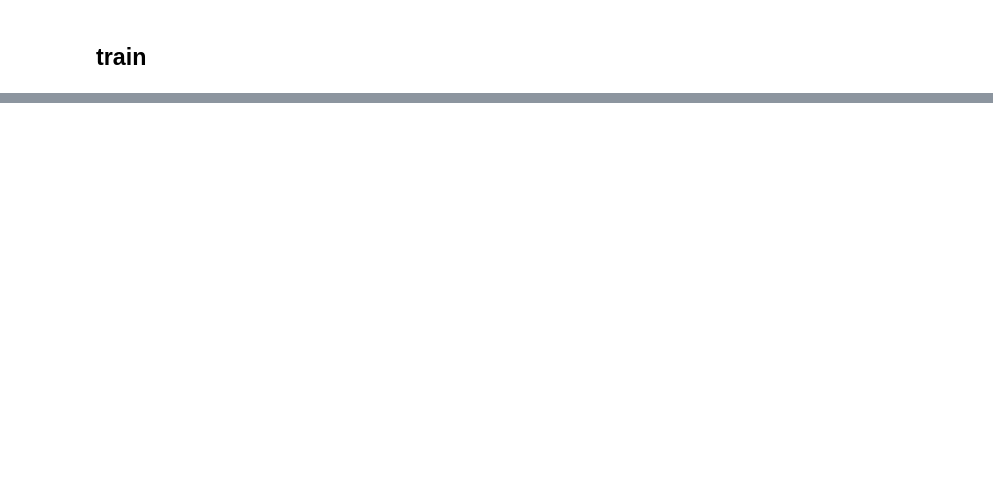
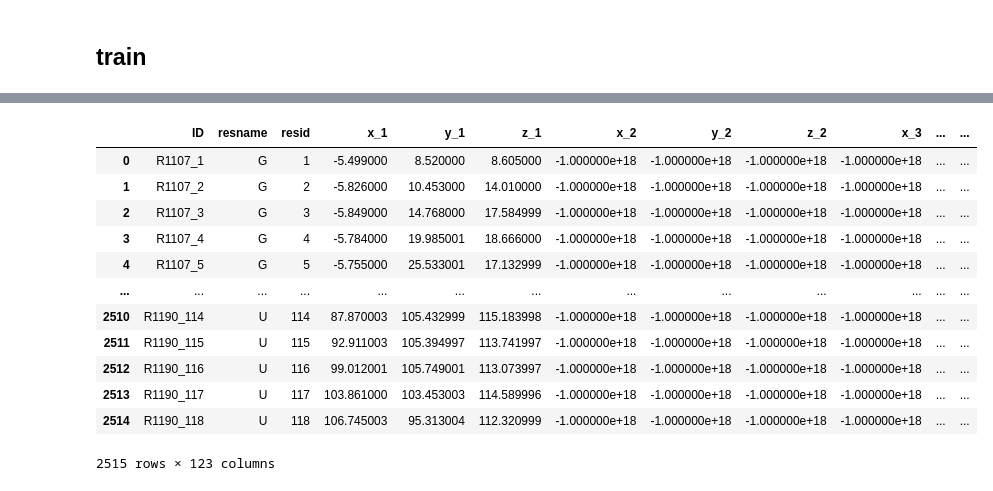
Before and after one commit to gnart33/rna-folding, a Jupyter notebook: notebooks/eda.ipynb, the cells around one changed output, grey strips where cells are left out. Saved outputs shown, nothing was run; the diff lists cells and outputs as text; code cells hidden in the pictures; blank space fills up the shorter version.

```diff
--- a/notebooks/eda.ipynb
+++ b/notebooks/eda.ipynb
@@ -76,0 +227,17 @@ all_data['validation_sequences'].head(3)
+# %%
+df_l = all_data['validation_labels']
+df_l
+# %% [output]
+|  | ID | resname | resid | x_1 | y_1 | z_1 | x_2 | y_2 | z_2 | x_3 | ... | ... |
+| 0 | R1107_1 | G | 1 | -5.499000 | 8.520000 | 8.605000 | -1.000000e+18 | -1.000000e+18 | -1.000000e+18 | -1.000000e+18 | ... | ... |
+| 1 | R1107_2 | G | 2 | -5.826000 | 10.453000 | 14.010000 | -1.000000e+18 | -1.000000e+18 | -1.000000e+18 | -1.000000e+18 | ... | ... |
+| 2 | R1107_3 | G | 3 | -5.849000 | 14.768000 | 17.584999 | -1.000000e+18 | -1.000000e+18 | -1.000000e+18 | -1.000000e+18 | ... | ... |
+| 3 | R1107_4 | G | 4 | -5.784000 | 19.985001 | 18.666000 | -1.000000e+18 | -1.000000e+18 | -1.000000e+18 | -1.000000e+18 | ... | ... |
+| 4 | R1107_5 | G | 5 | -5.755000 | 25.533001 | 17.132999 | -1.000000e+18 | -1.000000e+18 | -1.000000e+18 | -1.000000e+18 | ... | ... |
+| ... | ... | ... | ... | ... | ... | ... | ... | ... | ... | ... | ... | ... |
+| 2510 | R1190_114 | U | 114 | 87.870003 | 105.432999 | 115.183998 | -1.000000e+18 | -1.000000e+18 | -1.000000e+18 | -1.000000e+18 | ... | ... |
+| 2511 | R1190_115 | U | 115 | 92.911003 | 105.394997 | 113.741997 | -1.000000e+18 | -1.000000e+18 | -1.000000e+18 | -1.000000e+18 | ... | ... |
+| 2512 | R1190_116 | U | 116 | 99.012001 | 105.749001 | 113.073997 | -1.000000e+18 | -1.000000e+18 | -1.000000e+18 | -1.000000e+18 | ... | ... |
+| 2513 | R1190_117 | U | 117 | 103.861000 | 103.453003 | 114.589996 | -1.000000e+18 | -1.000000e+18 | -1.000000e+18 | -1.000000e+18 | ... | ... |
+| 2514 | R1190_118 | U | 118 | 106.745003 | 95.313004 | 112.320999 | -1.000000e+18 | -1.000000e+18 | -1.000000e+18 | -1.000000e+18 | ... | ... |
+2515 rows × 123 columns
```
Also changed, not shown: parts of 21 cells of this notebook, 2 other files.
